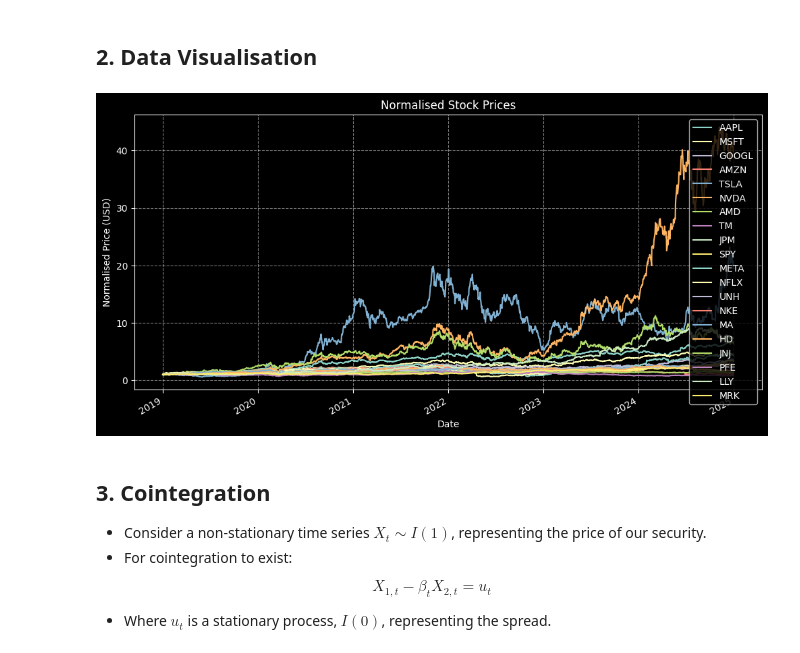
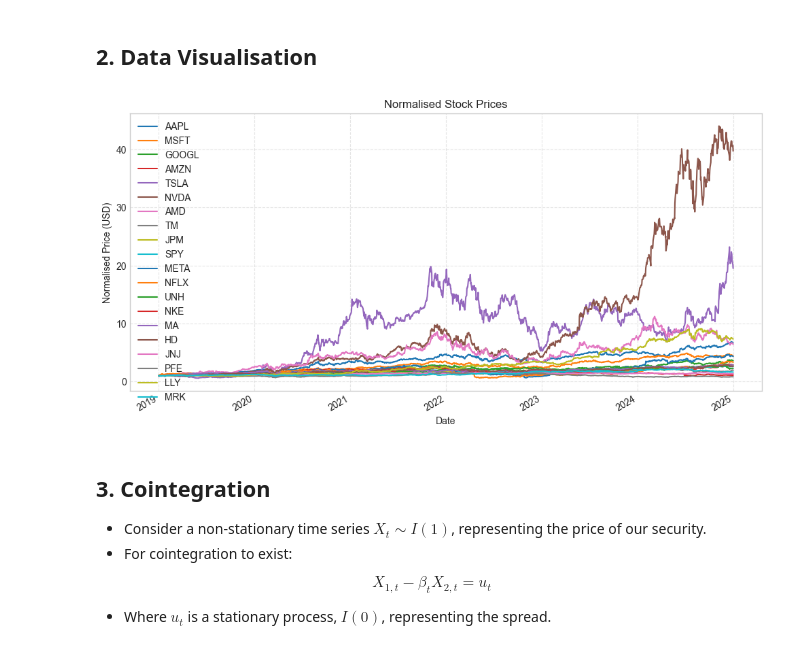
Before and after one commit to njbabani/mean-reversion, a Jupyter notebook: main.ipynb, the cells around one changed output. Cells and saved outputs as stored; diff of their text form; code cells hidden in the pictures.

```diff
--- a/main.ipynb
+++ b/main.ipynb
@@ -100,14 +100,14 @@ memory usage: 247.7 KB
 # %%
 # Normalise the stock prices
 df_prices_norm = df_prices.div(df_prices.iloc[0, :])
 
 # Plotting
-plt.style.use("dark_background")
+plt.style.use("seaborn-v0_8-whitegrid")
 df_prices_norm.plot(figsize=(12, 6), title="Normalised Stock Prices", xlabel="Date", ylabel="Normalised Price (USD)")
 plt.grid(True, linestyle='--', alpha=0.5)
 plt.show()
 # %% [output]
-[figure, old version]
+[figure, new version]
 # %% [markdown]
 ## 3. Cointegration
 - Consider a non-stationary time series $X_t \sim I(1)$, representing the price of our security.
```
Also changed, not shown: parts of 7 cells of this notebook, 1 other file.
